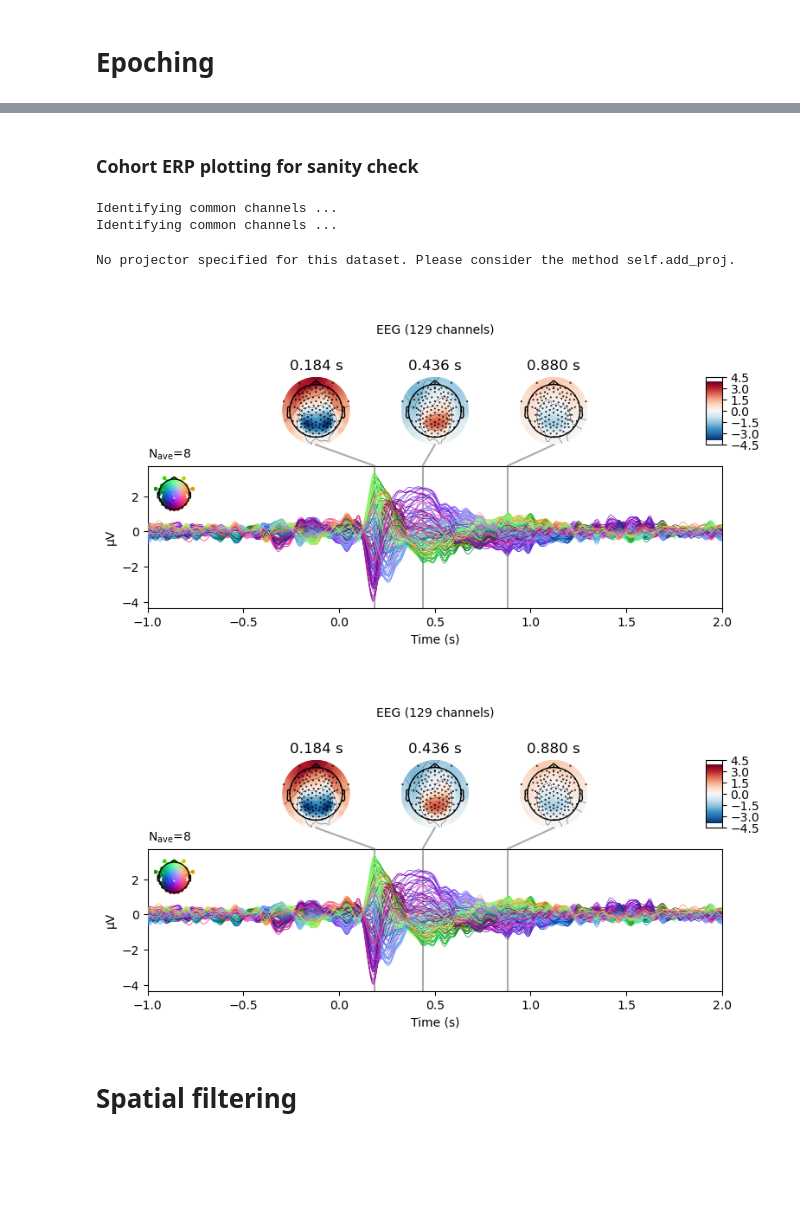
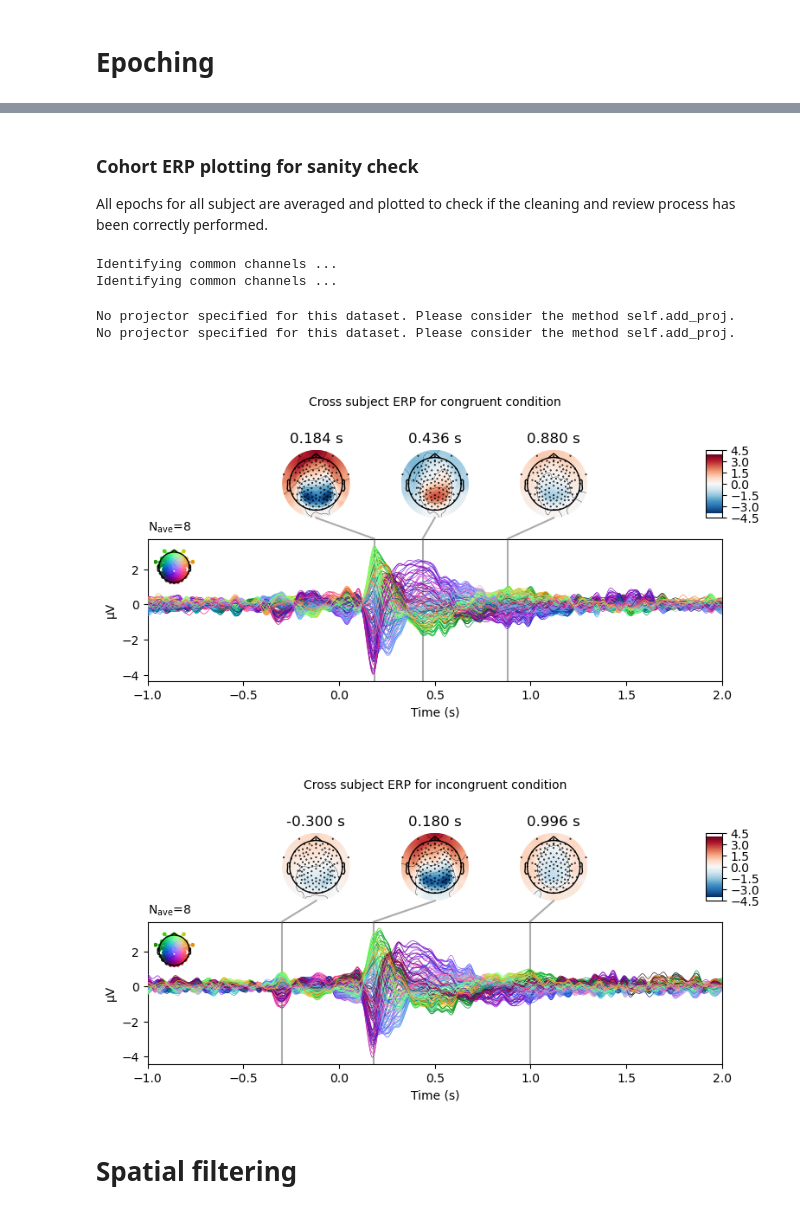
Before and after one commit to Sam54000/preprocessing_theta, a Jupyter notebook: New_MFF_MultiSubjectInluded.ipynb, the cells around one changed output, grey strips where cells are left out. Cells and saved outputs as stored; diff of their text form; code cells hidden in the pictures; blank space fills up the shorter version.

```diff
--- a/New_MFF_MultiSubjectInluded.ipynb
+++ b/New_MFF_MultiSubjectInluded.ipynb
@@ -452,5 +473,6 @@ No projector specified for this dataset. Please consider the method self.add_pro
-# %% [markdown]
-### Cohort ERP plotting for sanity check
+# %% [markdown]
+### Cohort ERP plotting for sanity check
+All epochs for all subject are averaged and plotted to check if the cleaning and review process has been correctly performed.
 # %%
 evoked_incongruent = list()
 evoked_congruent = list()
@@ -464,12 +486,15 @@ GA_congruent = mne.grand_average(evoked_congruent)
 # %% [output]
 Identifying common channels ...
 Identifying common channels ...
-# %%
-GA_congruent.plot_joint()
-# %% [output]
-No projector specified for this dataset. Please consider the method self.add_proj.
-[figure, removed]
-[figure, removed]
+# %%
+GA_congruent.plot_joint(title = 'Cross subject ERP for congruent condition', show=False)
+GA_incongruent.plot_joint(title = 'Cross subject ERP for incongruent condition', show=False)
+plt.show()
+# %% [output]
+No projector specified for this dataset. Please consider the method self.add_proj.
+No projector specified for this dataset. Please consider the method self.add_proj.
+[figure, added]
+[figure, added]
 # %% [markdown]
 # Spatial filtering
 # %% [markdown]
```
Also changed, not shown: parts of 23 cells of this notebook.
